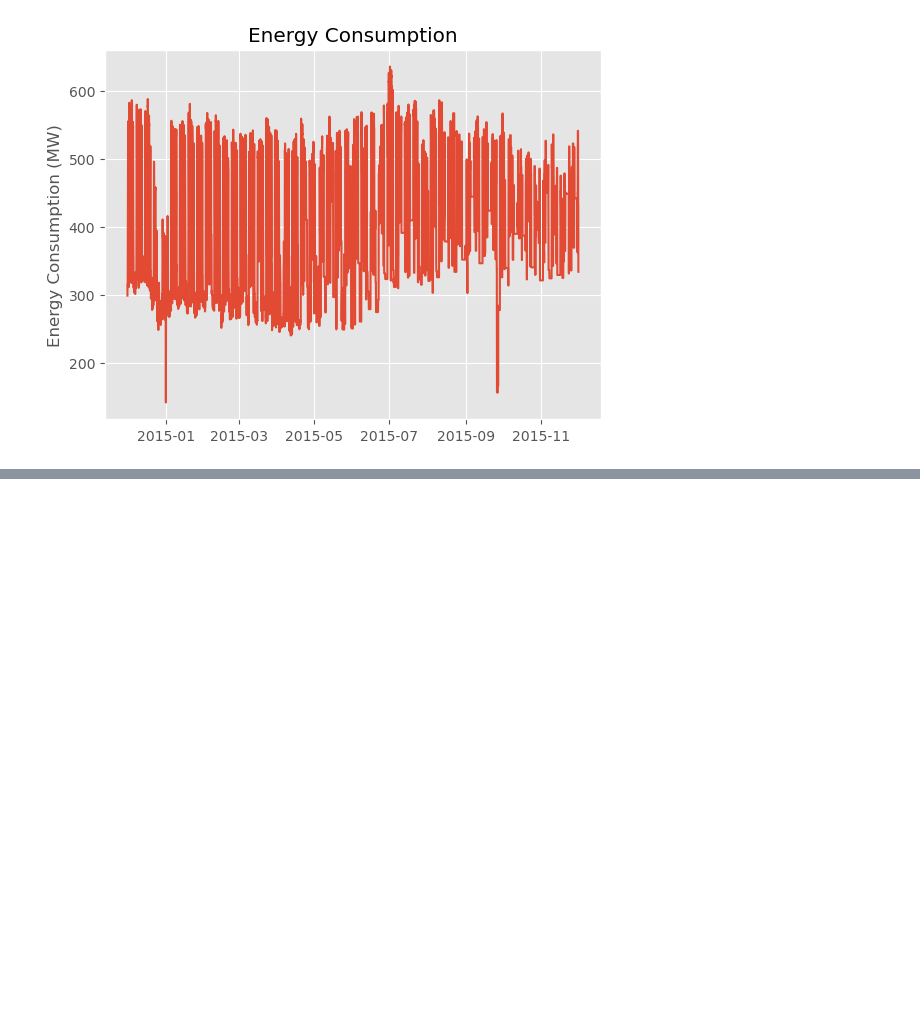
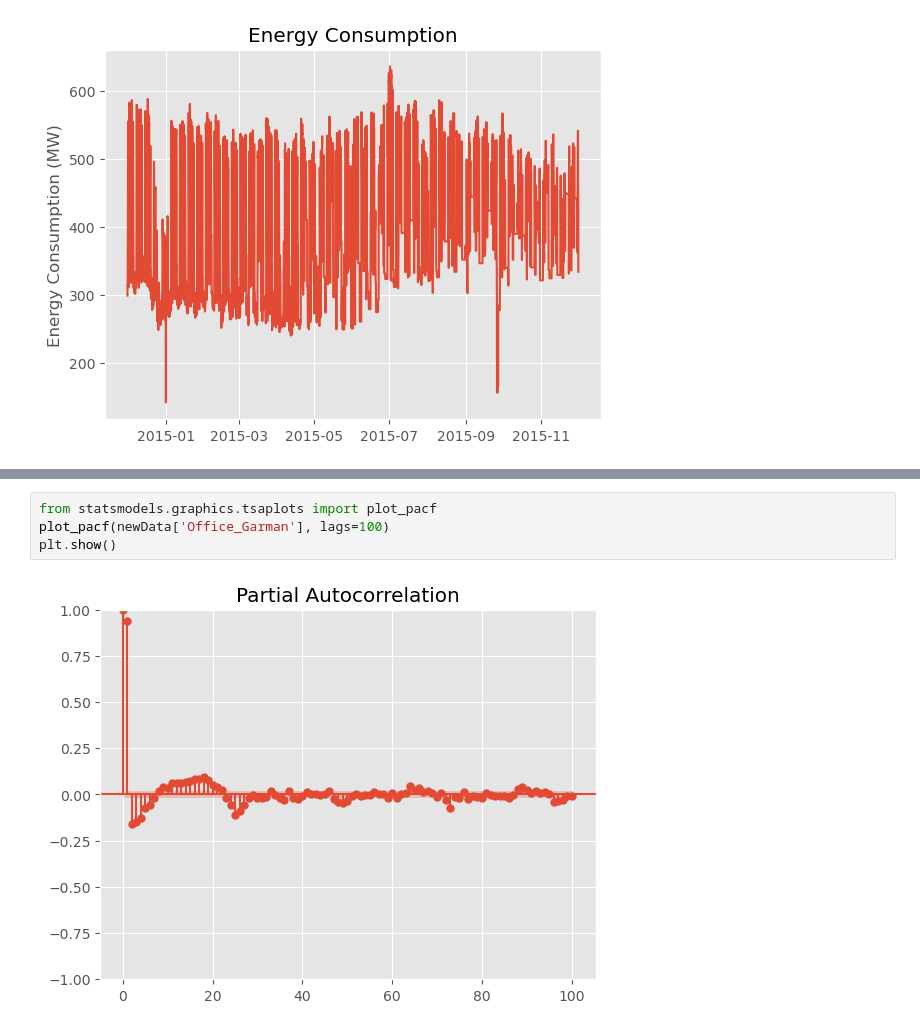
Before and after one commit to climaco-sarmiento/my-phd-project, a Jupyter notebook: model-studies/AR3.ipynb, the cells around one changed output, grey strips where cells are left out. Drawn from its saved outputs; the diff is of its cells as text; blank space fills up the shorter version.

```diff
--- a/model-studies/AR3.ipynb
+++ b/model-studies/AR3.ipynb
@@ -41,0 +95,6 @@ NameError: name 'week_end_index' is not defined
+# %%
+from statsmodels.graphics.tsaplots import plot_pacf
+plot_pacf(newData['Office_Garman'], lags=100)
+plt.show()
+# %% [output]
+[figure, added]
```
Also changed, not shown: parts of 14 cells of this notebook.
